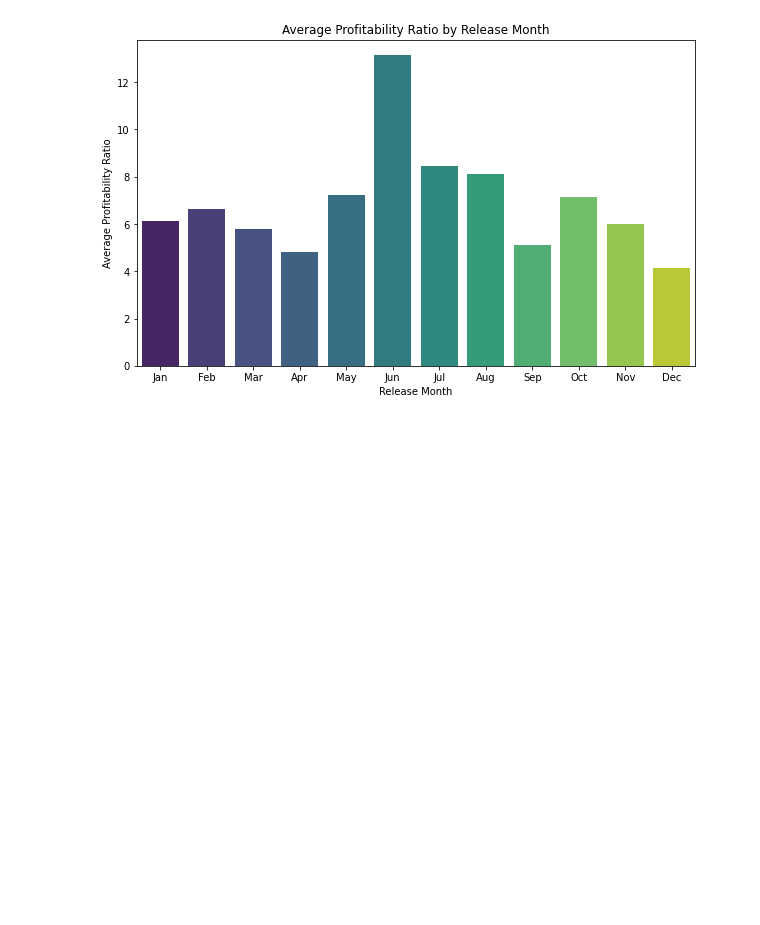
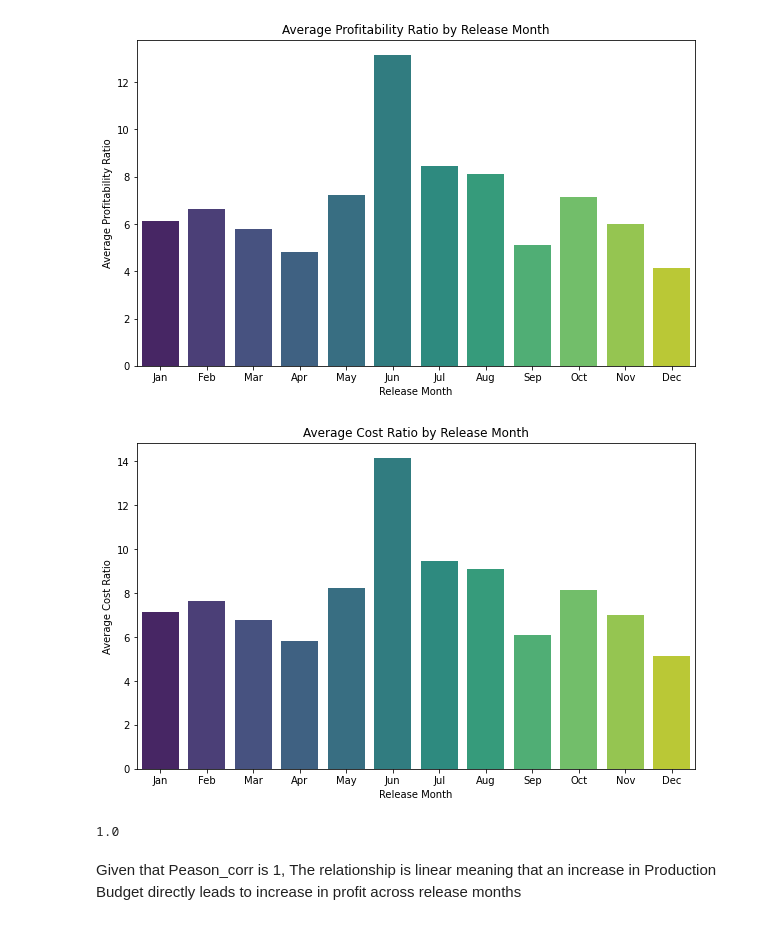
Before and after one commit to vnelima/Phase-2-Movie-project--Group-9, a Jupyter notebook: Collaborators/Ronald/Profitability_Across_ReleaseMonths.ipynb, the cells around one changed output. Saved outputs shown, nothing was run; the diff lists cells and outputs as text; code cells hidden in the pictures; blank space fills up the shorter version.

Commit message:
Pearson Correlation analysis

```diff
--- a/Collaborators/Ronald/Profitability_Across_ReleaseMonths.ipynb
+++ b/Collaborators/Ronald/Profitability_Across_ReleaseMonths.ipynb
@@ -142,8 +123,9 @@ most_profit[['movie', 'release_month', 'production_budget', 'total_gross', 'prof
 # %%
 # Calculate average domestic and worldwide gross, and profitability by month
 monthly_seasonality = movie_budgets_df.groupby('release_month').agg(
-    avg_total_gross=('total_gross', 'mean'),
-    avg_profitability_ratio=('profitability_ratio', 'mean')
+    #avg_total_gross=('total_gross', 'mean'),
+    avg_profitability_ratio=('profitability_ratio', 'mean'),
+    avg_cost_ratio = ('cost_ratio', 'mean')
 ).sort_values(by='avg_profitability_ratio', ascending=False)
 
 print("Monthly Seasonality:\n", monthly_seasonality)
@@ -188,0 +164,16 @@ plt.show()
+# %%
+# Plotting Cost ratio across months
+plt.figure(figsize=(10, 6))
+sns.barplot(x=monthly_seasonality.index, y=monthly_seasonality['avg_cost_ratio'], palette='viridis')
+
+# Labeling the plot
+plt.title("Average Cost Ratio by Release Month")
+plt.xlabel("Release Month")
+plt.ylabel("Average Cost Ratio")
+plt.xticks(ticks=range(12), labels=[
+    'Jan', 'Feb', 'Mar', 'Apr', 'May', 'Jun', 'Jul', 'Aug', 'Sep', 'Oct', 'Nov', 'Dec'
+])
+
+plt.show()
+# %% [output]
+[figure, added]
@@ -188,0 +183,7 @@ plt.show()
+# %%
+# Display Correlation Results,
+pearson_corr
+# %% [output]
+1.0
+# %% [markdown]
+Given that Peason_corr is 1, The relationship is linear meaning that an increase in Production Budget directly leads to increase in profit across release months
```
Also changed, not shown: parts of 10 cells of this notebook.
